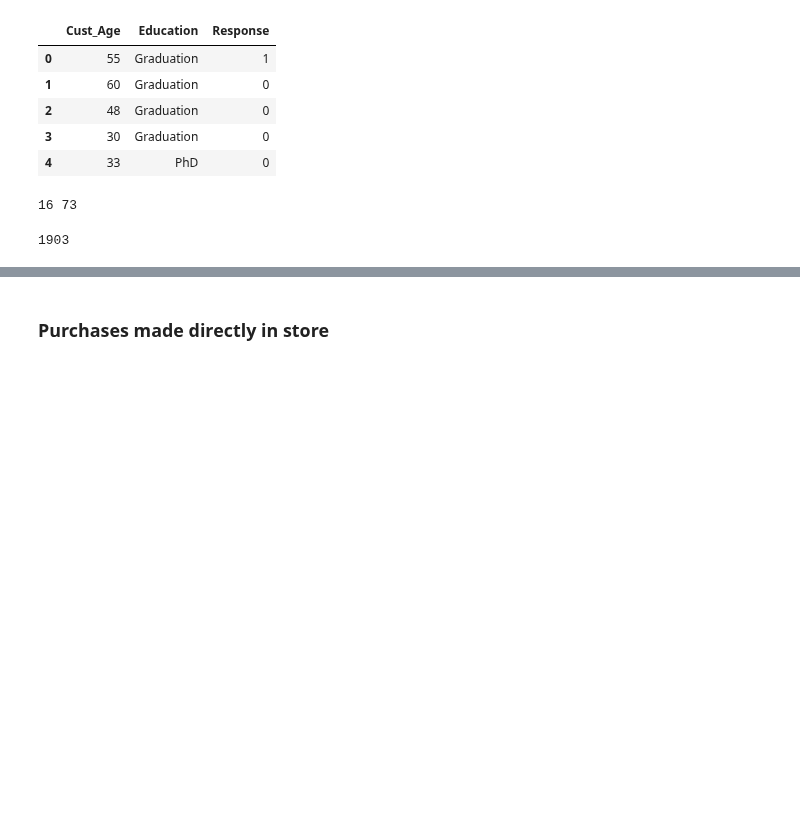
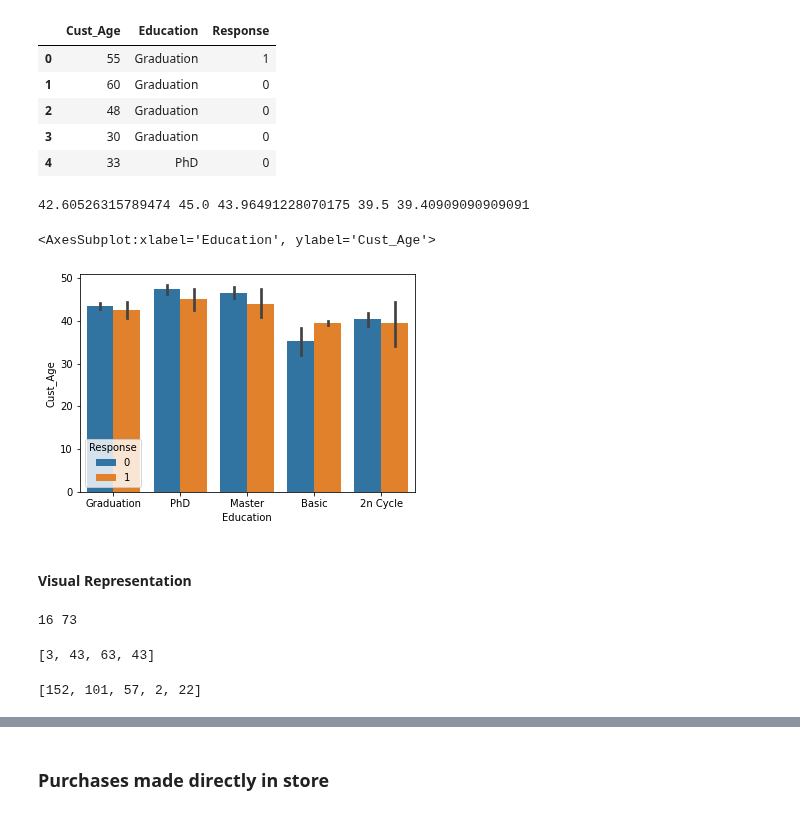
Before and after one commit to clarentcelsia/Analytics, a Jupyter notebook: marketing_campaign.ipynb, the cells around one changed output, grey strips where cells are left out. Cells and saved outputs as stored; diff of their text form; code cells hidden in the pictures; blank space fills up the shorter version.

```diff
--- a/marketing_campaign.ipynb
+++ b/marketing_campaign.ipynb
@@ -553,6 +556,26 @@ df_buyers[:][select_cols].head(5)
 | 2 | 48 | Graduation | 0 |
 | 3 | 30 | Graduation | 0 |
 | 4 | 33 | PhD | 0 |
+# %%
+df_buyers_grad_1 = df_buyers.loc[(df_buyers['Education'] == 'Graduation') & (df_buyers['Response'] == 1)]
+df_buyers_phd_1 = df_buyers.loc[(df_buyers['Education'] == 'PhD') & (df_buyers['Response'] == 1)]
+df_buyers_master_1 = df_buyers.loc[(df_buyers['Education'] == 'Master') & (df_buyers['Response'] == 1)]
+df_buyers_basic_1 = df_buyers.loc[(df_buyers['Education'] == 'Basic') & (df_buyers['Response'] == 1)]
+df_buyers_2n_1 = df_buyers.loc[(df_buyers['Education'] == '2n Cycle') & (df_buyers['Response'] == 1)]
+
+print(df_buyers_grad_1.Cust_Age.mean(), df_buyers_phd_1.Cust_Age.mean(),
+      df_buyers_master_1.Cust_Age.mean(), df_buyers_basic_1.Cust_Age.mean(),
+     df_buyers_2n_1.Cust_Age.mean())
+# %% [output]
+42.60526315789474 45.0 43.96491228070175 39.5 39.40909090909091
+# %%
+sns.barplot(data=df_buyers, x='Education', y='Cust_Age', hue='Response')
+# rata usia customer pada setiap lulusan
+# %% [output]
+<AxesSubplot:xlabel='Education', ylabel='Cust_Age'>
+[figure, added]
+# %% [markdown]
+#### Visual Representation
 # %%
 print(df_buyers.Cust_Age.min(), df_buyers.Cust_Age.max())
 # %% [output]
@@ -560,11 +583,32 @@ print(df_buyers.Cust_Age.min(), df_buyers.Cust_Age.max())
 # %%
 tot_data = df_buyers.shape[0]
 tot_data_1 = df_buyers[:][df_buyers.Response == 1].shape[0]
-tot_data_0 = df_buyers[:][df_buyers.Response == 0].shape[0]
 
-_age = ['Under 20', '20-35', '36-50', 'Over 51']
-bar_data_age = df_buyers
-#....
+_age = ['Under 20', '21-35', '36-50', 'Over 50']
+bar_data_age_grad = [
+    df_buyers.loc[(df_buyers['Cust_Age'] < 21) & (df_buyers['Education'] == 'Graduation') & (df_buyers['Response']==1)].Cust_Age.count(),
+    df_buyers.loc[(df_buyers['Cust_Age'] > 20) & (df_buyers['Cust_Age'] < 36) & (df_buyers['Education'] == 'Graduation') & (df_buyers['Response']==1)].Cust_Age.count(),
+    df_buyers.loc[(df_buyers['Cust_Age'] > 35) & (df_buyers['Cust_Age'] < 51) & (df_buyers['Education'] == 'Graduation') & (df_buyers['Response']==1)].Cust_Age.count(),
+    df_buyers.loc[(df_buyers['Cust_Age'] > 50) & (df_buyers['Education'] == 'Graduation') & (df_buyers['Response']==1)].Cust_Age.count()
+]
+bar_data_age_grad
 # %% [output]
-1903
+[3, 43, 63, 43]
+# %%
+_edu = []
+for u in df_buyers.Education.unique():
+    _edu.append(u)
+# >>> ['Graduation', 'PhD', 'Master', 'Basic', '2n Cycle']
+
+df_buyers_edu = df_buyers[df_buyers['Response']==1].Education.value_counts()
+data_edu = [
+    df_buyers_edu['Graduation'],
+    df_buyers_edu['PhD'],
+    df_buyers_edu['Master'],
+    df_buyers_edu['Basic'],
+    df_buyers_edu['2n Cycle'],
+]
+data_edu
+# %% [output]
+[152, 101, 57, 2, 22]
 # %%
```
Also changed, not shown: parts of 9 cells of this notebook.
